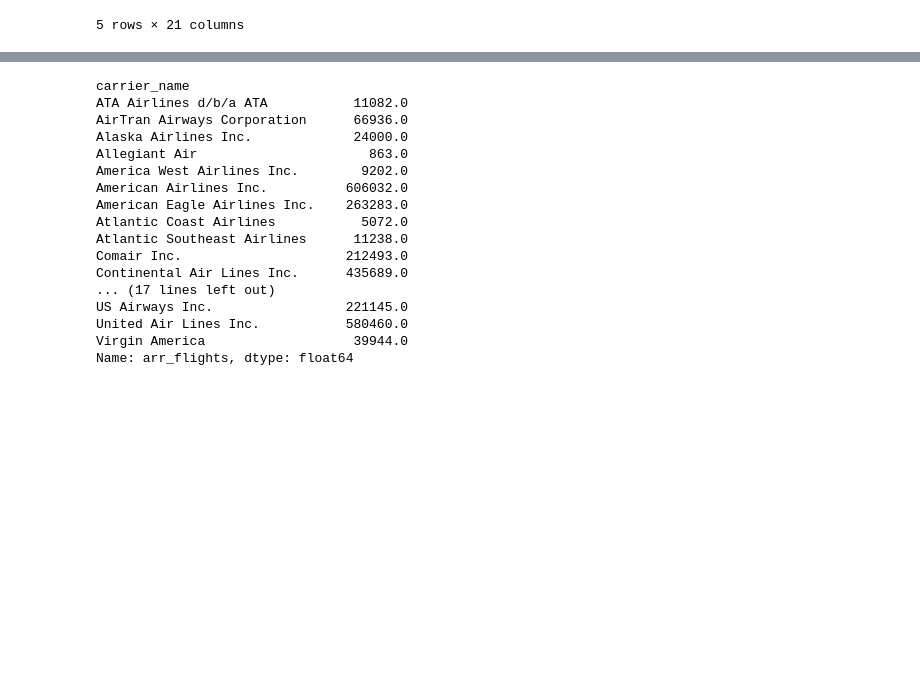
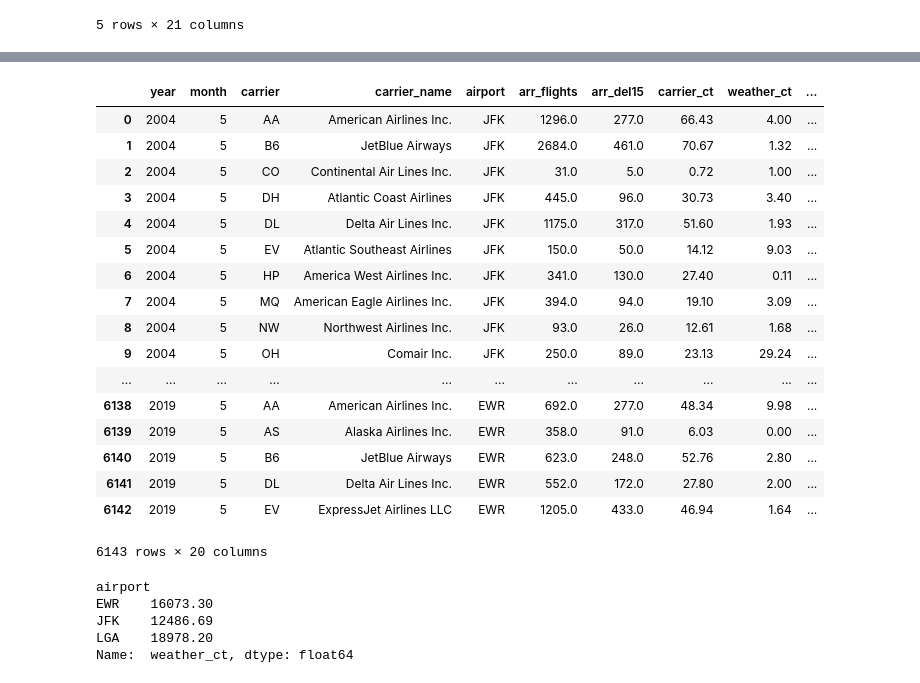
Before and after one commit to elenamlutz/data-studio-projects, a Jupyter notebook: Week 3/Airline Delays, 2004-2019.ipynb, the cells around one changed output, grey strips where cells are left out. Drawn from its saved outputs; the diff is of its cells as text; code cells hidden in the pictures; blank space fills up the shorter version.

```diff
--- a/Week 3/Airline Delays, 2004-2019.ipynb
+++ b/Week 3/Airline Delays, 2004-2019.ipynb
@@ -41,20 +58,34 @@ df.head()
+# %%
+df=df.rename(columns={' month': 'month',
+                     ' weather_ct': 'weather_ct',
+                     ' arr_delay': 'arr_delay',
+                     ' carrier_delay': 'carrier_delay'})
+# %%
+df.drop(['airport_name'], axis=1)
+# %% [output]
+|  | year | month | carrier | carrier_name | airport | arr_flights | arr_del15 | carrier_ct | weather_ct | ... |
+| 0 | 2004 | 5 | AA | American Airlines Inc. | JFK | 1296.0 | 277.0 | 66.43 | 4.00 | ... |
+| 1 | 2004 | 5 | B6 | JetBlue Airways | JFK | 2684.0 | 461.0 | 70.67 | 1.32 | ... |
+| 2 | 2004 | 5 | CO | Continental Air Lines Inc. | JFK | 31.0 | 5.0 | 0.72 | 1.00 | ... |
+| 3 | 2004 | 5 | DH | Atlantic Coast Airlines | JFK | 445.0 | 96.0 | 30.73 | 3.40 | ... |
+| 4 | 2004 | 5 | DL | Delta Air Lines Inc. | JFK | 1175.0 | 317.0 | 51.60 | 1.93 | ... |
+| 5 | 2004 | 5 | EV | Atlantic Southeast Airlines | JFK | 150.0 | 50.0 | 14.12 | 9.03 | ... |
+| 6 | 2004 | 5 | HP | America West Airlines Inc. | JFK | 341.0 | 130.0 | 27.40 | 0.11 | ... |
+| 7 | 2004 | 5 | MQ | American Eagle Airlines Inc. | JFK | 394.0 | 94.0 | 19.10 | 3.09 | ... |
+| 8 | 2004 | 5 | NW | Northwest Airlines Inc. | JFK | 93.0 | 26.0 | 12.61 | 1.68 | ... |
+| 9 | 2004 | 5 | OH | Comair Inc. | JFK | 250.0 | 89.0 | 23.13 | 29.24 | ... |
+| ... | ... | ... | ... | ... | ... | ... | ... | ... | ... | ... |
+| 6138 | 2019 | 5 | AA | American Airlines Inc. | EWR | 692.0 | 277.0 | 48.34 | 9.98 | ... |
+| 6139 | 2019 | 5 | AS | Alaska Airlines Inc. | EWR | 358.0 | 91.0 | 6.03 | 0.00 | ... |
+| 6140 | 2019 | 5 | B6 | JetBlue Airways | EWR | 623.0 | 248.0 | 52.76 | 2.80 | ... |
+| 6141 | 2019 | 5 | DL | Delta Air Lines Inc. | EWR | 552.0 | 172.0 | 27.80 | 2.00 | ... |
+| 6142 | 2019 | 5 | EV | ExpressJet Airlines LLC | EWR | 1205.0 | 433.0 | 46.94 | 1.64 | ... |
+6143 rows × 20 columns
 # %%
-df.groupby(by='carrier_name').arr_flights.sum()
+df.groupby(by='airport')[' weather_ct'].sum()
 # %% [output]
-carrier_name
-ATA Airlines d/b/a ATA           11082.0
-AirTran Airways Corporation      66936.0
-Alaska Airlines Inc.             24000.0
-Allegiant Air                      863.0
-America West Airlines Inc.        9202.0
-American Airlines Inc.          606032.0
-American Eagle Airlines Inc.    263283.0
-Atlantic Coast Airlines           5072.0
-Atlantic Southeast Airlines      11238.0
-Comair Inc.                     212493.0
-Continental Air Lines Inc.      435689.0
-... (17 lines left out)
-US Airways Inc.                 221145.0
-United Air Lines Inc.           580460.0
-Virgin America                   39944.0
-Name: arr_flights, dtype: float64
+airport
+EWR    16073.30
+JFK    12486.69
+LGA    18978.20
+Name:  weather_ct, dtype: float64
```
Also changed, not shown: parts of 5 cells of this notebook.
